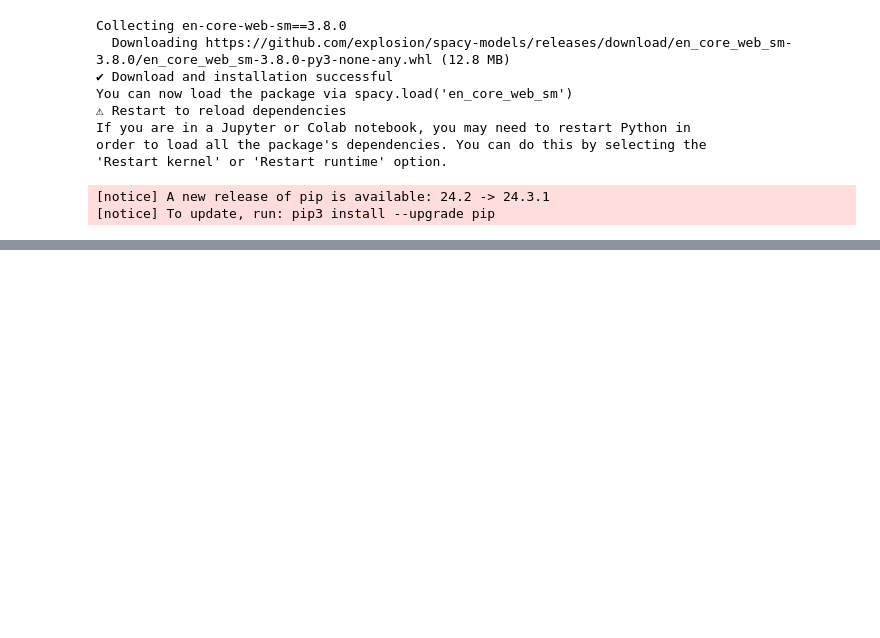
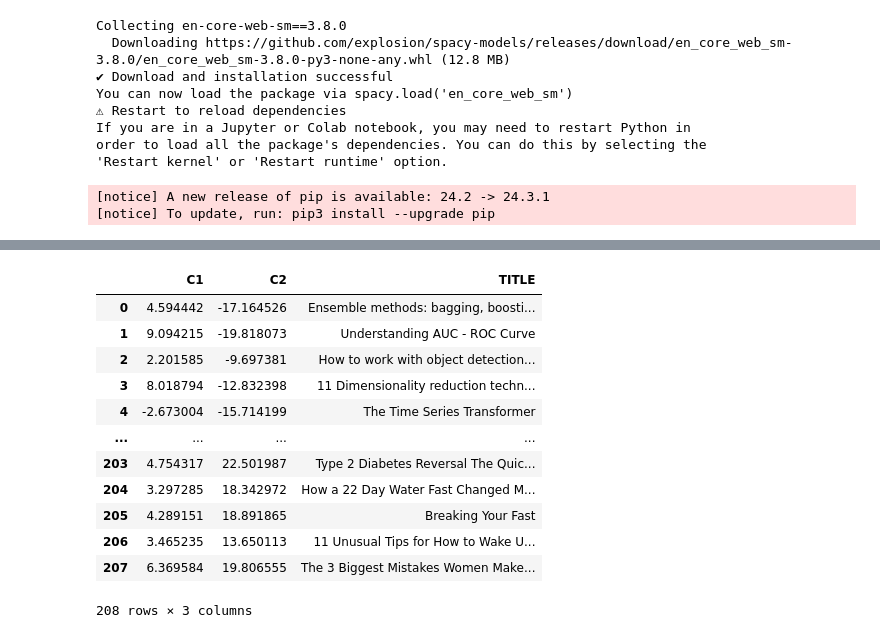
Before and after one commit to iopenattheclose/medium, a Jupyter notebook: text_representation.ipynb, the cells around one changed output, grey strips where cells are left out. Cells and saved outputs as stored; diff of their text form; code cells hidden in the pictures; blank space fills up the shorter version.

```diff
--- a/text_representation.ipynb
+++ b/text_representation.ipynb
@@ -280,0 +391,21 @@ display(bow_features_df)
+# %%
+tsne = TSNE(n_components=2)
+tsne_tfidf_features = tsne.fit_transform(tfidf_features_df[tfidf_vectorizer.get_feature_names_out()].values)
+tsne_tfidf_features_df = pd.DataFrame(tsne_tfidf_features)
+tsne_tfidf_features_df.columns = ["C1", "C2"]
+tsne_tfidf_features_df["TITLE"] = tfidf_features_df["TITLE"]
+display(tsne_tfidf_features_df)
+# %% [output]
+|  | C1 | C2 | TITLE |
+| 0 | 4.594442 | -17.164526 | Ensemble methods: bagging, boosti... |
+| 1 | 9.094215 | -19.818073 | Understanding AUC - ROC Curve |
+| 2 | 2.201585 | -9.697381 | How to work with object detection... |
+| 3 | 8.018794 | -12.832398 | 11 Dimensionality reduction techn... |
+| 4 | -2.673004 | -15.714199 | The Time Series Transformer |
+| ... | ... | ... | ... |
+| 203 | 4.754317 | 22.501987 | Type 2 Diabetes Reversal The Quic... |
+| 204 | 3.297285 | 18.342972 | How a 22 Day Water Fast Changed M... |
+| 205 | 4.289151 | 18.891865 | Breaking Your Fast |
+| 206 | 3.465235 | 13.650113 | 11 Unusual Tips for How to Wake U... |
+| 207 | 6.369584 | 19.806555 | The 3 Biggest Mistakes Women Make... |
+208 rows × 3 columns
```
Also changed, not shown: parts of 10 cells of this notebook.
